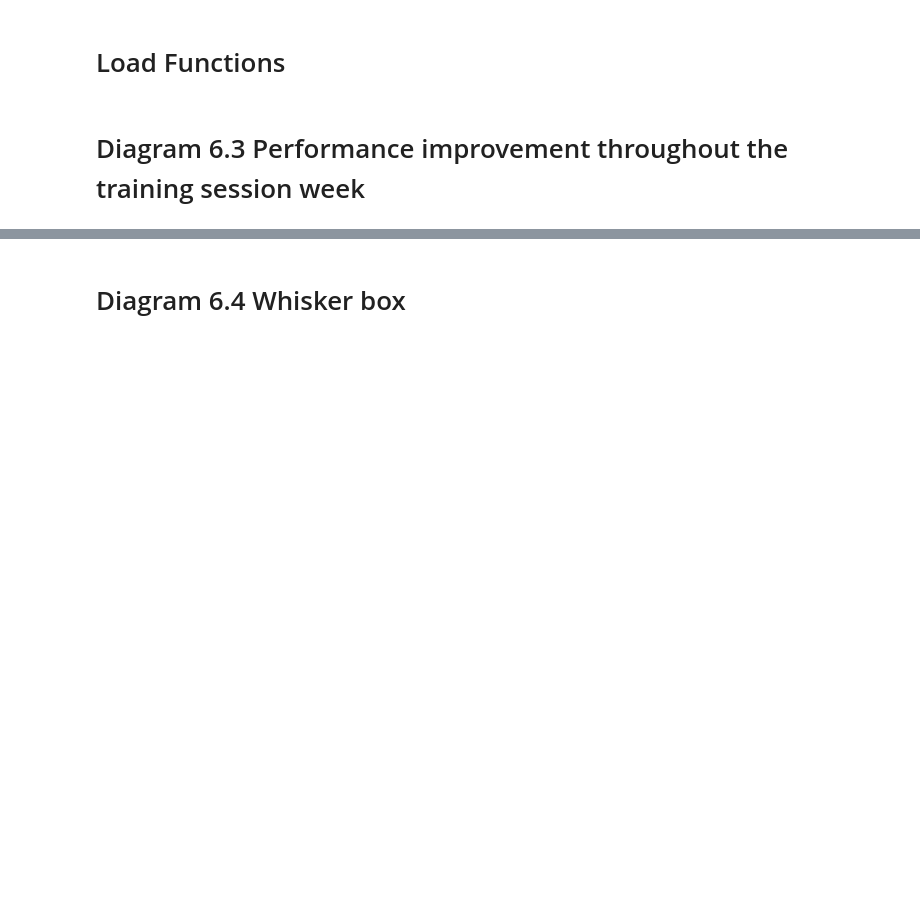
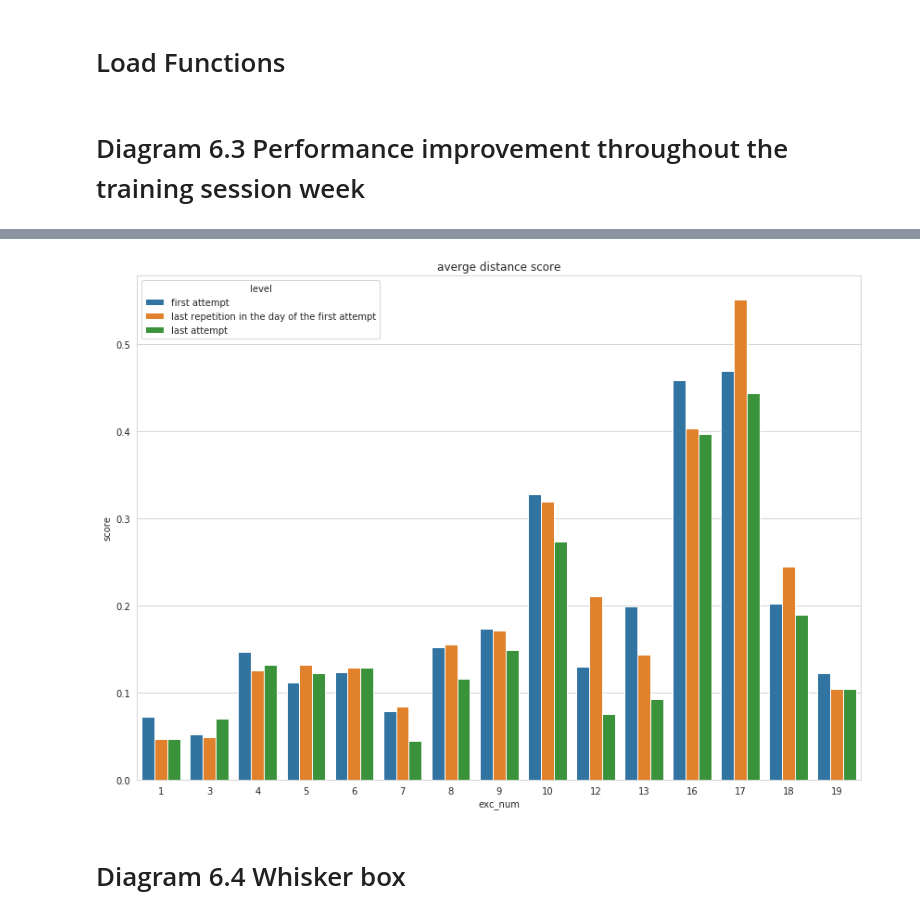
Before and after one commit to wangziling100/Heika, a Jupyter notebook: script/experiment2.ipynb, the cells around one changed output, grey strips where cells are left out. Cells and saved outputs as stored; diff of their text form; code cells hidden in the pictures; blank space fills up the shorter version.

```diff
--- a/script/experiment2.ipynb
+++ b/script/experiment2.ipynb
@@ -117,3 +155,10 @@ ax = sns.barplot(x="exc_num", y="score", hue='level', data=df_6_3,ci=0).set_titl
+# %%
+sns.set_style('whitegrid')
+f, ax= plt.subplots(figsize = (14, 10))
+
+ax = sns.barplot(x="exc_num", y="score", hue='level', data=df_6_3_distance,ci=0).set_title('averge distance score')
+# %% [output]
+[figure, added]
 # %% [markdown]
 # Diagram 6.4 Whisker box
 # %%
```
Also changed, not shown: parts of 9 cells of this notebook.
